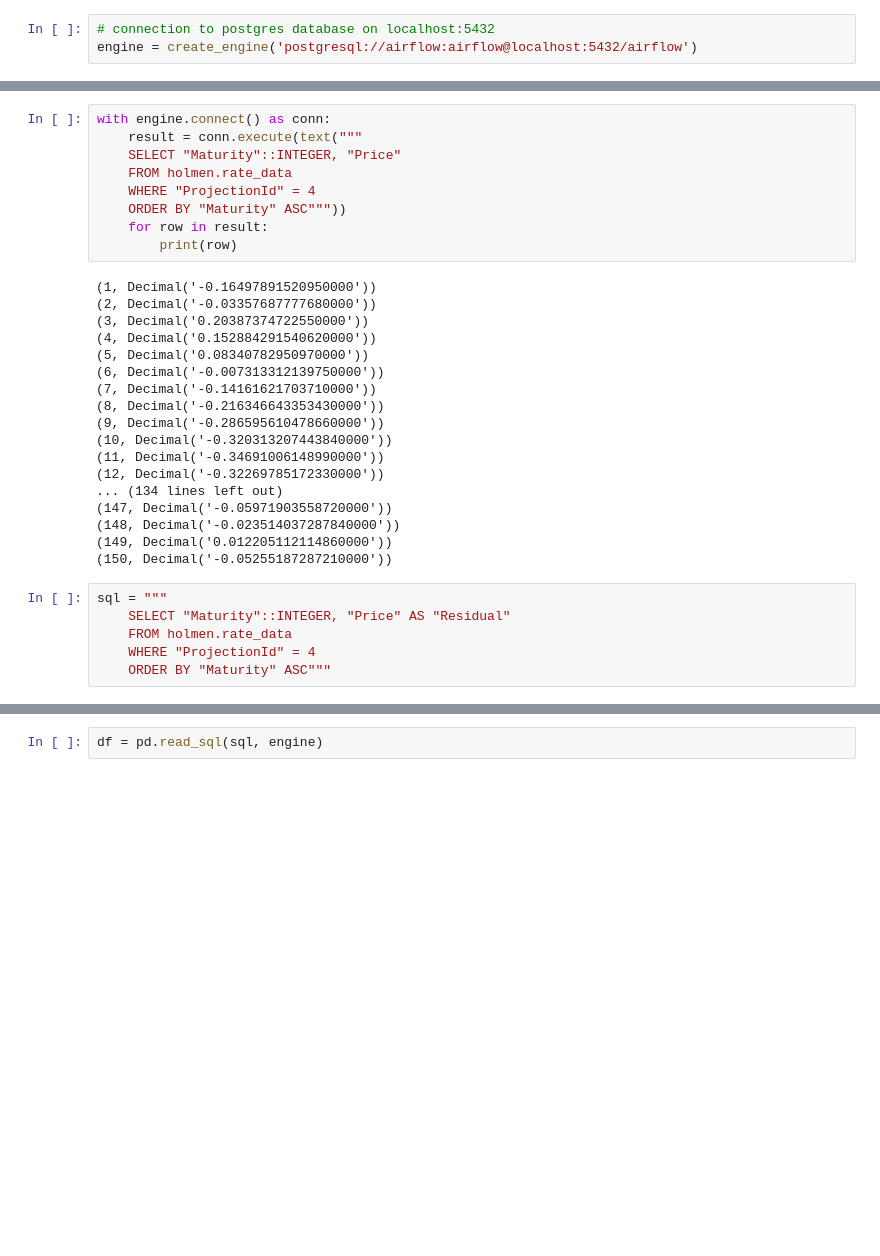
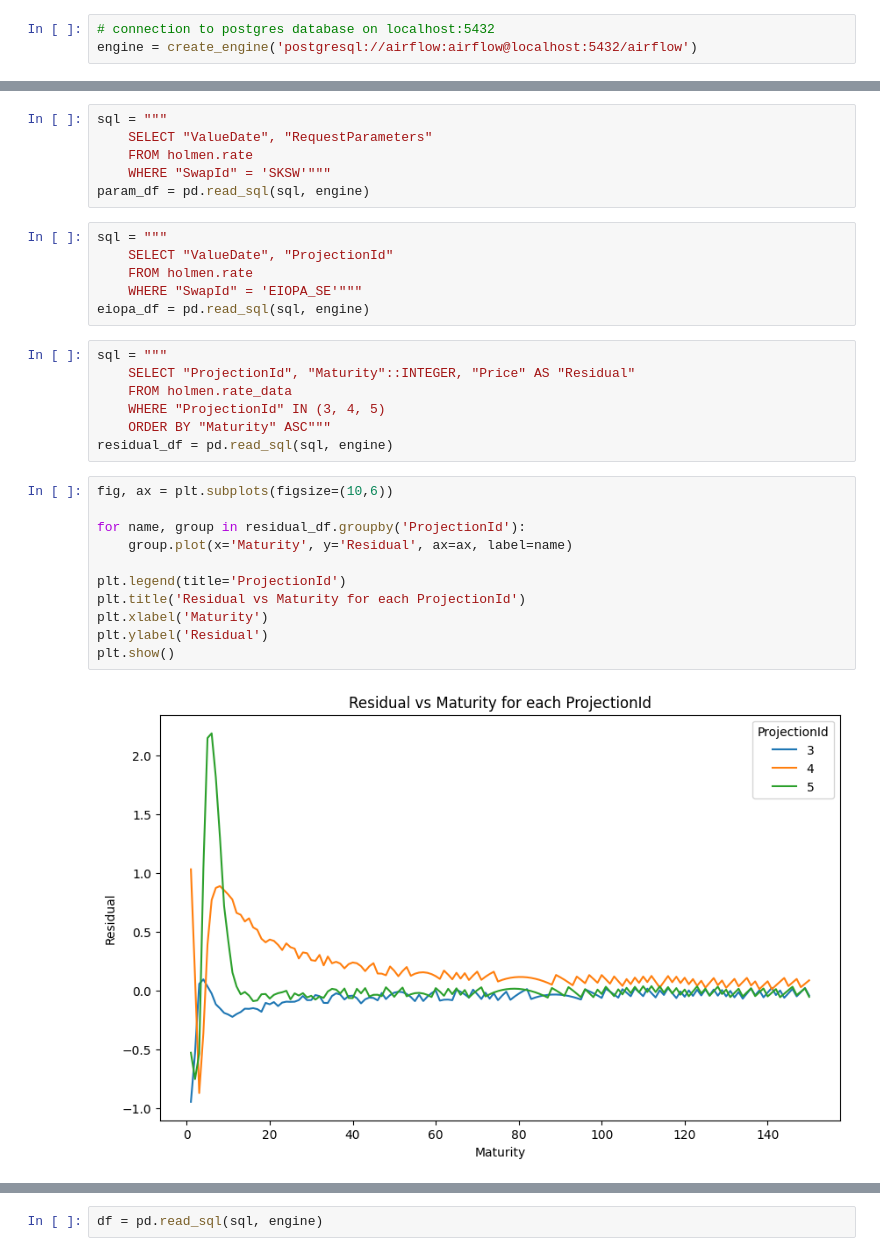
Before and after one commit to holmen1/smith-wilson-par, a Jupyter notebook: smith-wilson-par/dbdemo.ipynb, the cells around one changed output, grey strips where cells are left out. Cells and saved outputs as stored; diff of their text form; blank space fills up the shorter version.

```diff
--- a/smith-wilson-par/dbdemo.ipynb
+++ b/smith-wilson-par/dbdemo.ipynb
@@ -20,33 +21,32 @@ with engine.connect() as conn:
+# %%
+sql = """
+    SELECT "ValueDate", "RequestParameters"
+    FROM holmen.rate
+    WHERE "SwapId" = 'SKSW'"""
+param_df = pd.read_sql(sql, engine)
+# %%
+sql = """
+    SELECT "ValueDate", "ProjectionId"
+    FROM holmen.rate
+    WHERE "SwapId" = 'EIOPA_SE'"""
+eiopa_df = pd.read_sql(sql, engine)
 # %%
-with engine.connect() as conn:
-    result = conn.execute(text("""
-    SELECT "Maturity"::INTEGER, "Price"
+sql = """
+    SELECT "ProjectionId", "Maturity"::INTEGER, "Price" AS "Residual"
     FROM holmen.rate_data
-    WHERE "ProjectionId" = 4
-    ORDER BY "Maturity" ASC"""))
-    for row in result:
-        print(row)
+    WHERE "ProjectionId" IN (3, 4, 5)
+    ORDER BY "Maturity" ASC"""
+residual_df = pd.read_sql(sql, engine)
-# %% [output]
-(1, Decimal('-0.16497891520950000'))
-(2, Decimal('-0.03357687777680000'))
-(3, Decimal('0.20387374722550000'))
-(4, Decimal('0.152884291540620000'))
-(5, Decimal('0.08340782950970000'))
-(6, Decimal('-0.007313312139750000'))
-(7, Decimal('-0.14161621703710000'))
-(8, Decimal('-0.216346643353430000'))
-(9, Decimal('-0.286595610478660000'))
-(10, Decimal('-0.320313207443840000'))
-(11, Decimal('-0.34691006148990000'))
-(12, Decimal('-0.32269785172330000'))
-... (134 lines left out)
-(147, Decimal('-0.05971903558720000'))
-(148, Decimal('-0.023514037287840000'))
-(149, Decimal('0.012205112114860000'))
-(150, Decimal('-0.05255187287210000'))
-# %%
-sql = """
-    SELECT "Maturity"::INTEGER, "Price" AS "Residual"
-    FROM holmen.rate_data
-    WHERE "ProjectionId" = 4
-    ORDER BY "Maturity" ASC"""
+# %%
+fig, ax = plt.subplots(figsize=(10,6))
+
+for name, group in residual_df.groupby('ProjectionId'):
+    group.plot(x='Maturity', y='Residual', ax=ax, label=name)
+
+plt.legend(title='ProjectionId')
+plt.title('Residual vs Maturity for each ProjectionId')
+plt.xlabel('Maturity')
+plt.ylabel('Residual')
+plt.show()
+# %% [output]
+[figure, added]
```
Also changed, not shown: parts of 7 cells of this notebook.
